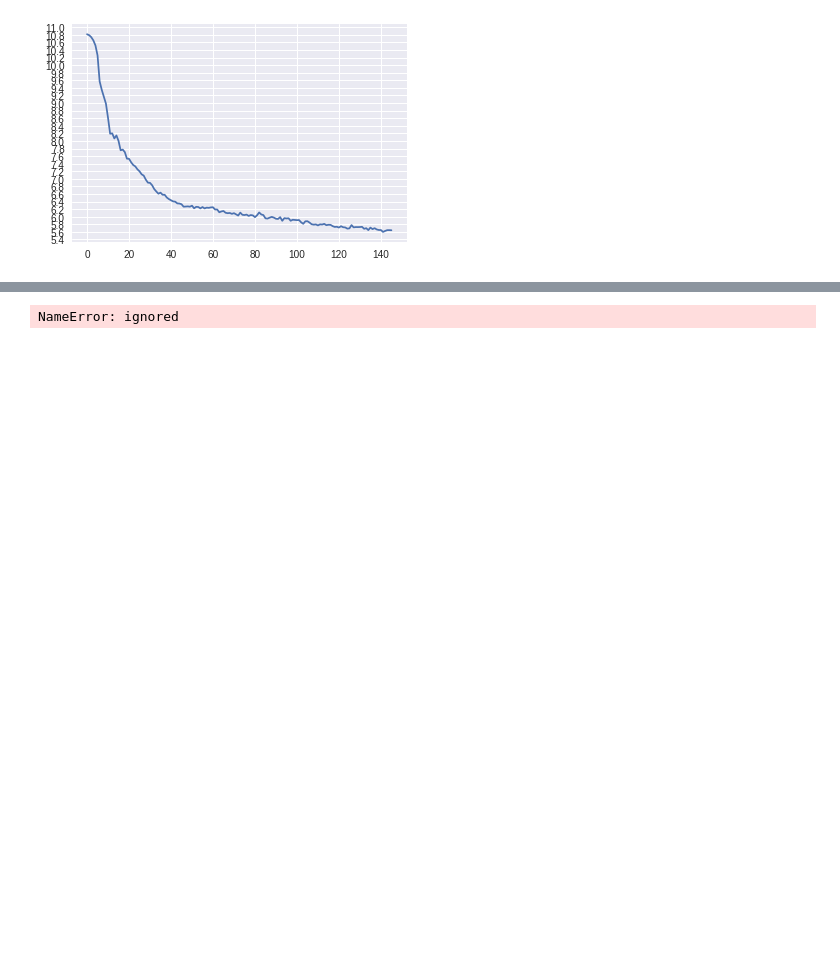
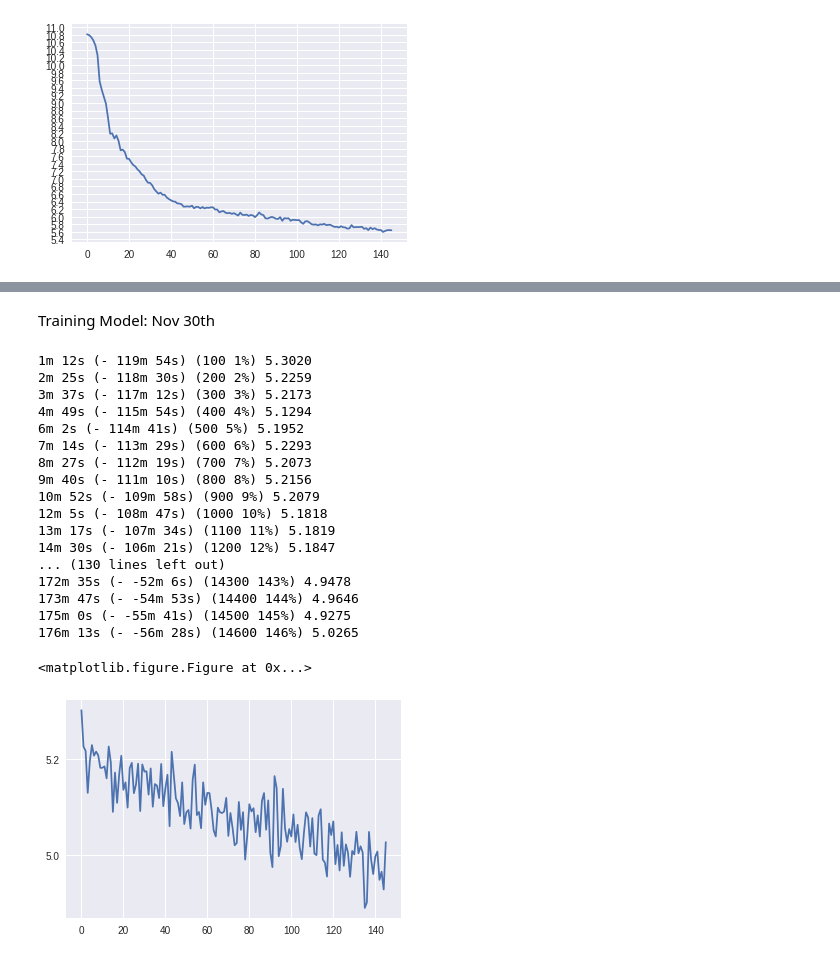
Before and after one commit to ksenialearn/machine_translation, a Jupyter notebook: Stella/RNN w:o Attention.ipynb, the cells around one changed output, grey strips where cells are left out. Saved outputs shown, nothing was run; the diff lists cells and outputs as text; code cells hidden in the pictures; blank space fills up the shorter version.

```diff
--- a/Stella/RNN w:o Attention.ipynb
+++ b/Stella/RNN w:o Attention.ipynb
@@ -64,5 +49,5 @@ Mounted at /content/gdrive
 # %%
-folder_path = os.getcwd() + '/gdrive/My Drive/NLP/Project/'
+folder_path = os.getcwd()
 # %% [markdown]
 Load Pre-Trained Embedding Matrix
 # %%
@@ -146,3 +121,15 @@ weights_matrix_zh = torch.from_numpy(weights_matrix_zh).to(device)
+# %%
+words2id_eng = pkl.load(open(folder_path + "/data/words2id_eng.pkl", "rb"))
+idx2words_eng = pkl.load(open(folder_path +"/data/idx2words_eng.pkl", "rb"))
+loaded_embeddings_eng = pkl.load(open(folder_path +"/data/embedding_matrix_eng.pkl", "rb"))
+words2id_zh = pkl.load(open(folder_path + "/data/words2id_zh.pkl", "rb"))
+idx2words_zh = pkl.load(open(folder_path +"/data/idx2words_zh.pkl", "rb"))
+loaded_embeddings_zh = pkl.load(open(folder_path +"/data/embedding_matrix_zh.pkl", "rb"))
+
+weights_matrix_eng = pkl.load(open(folder_path +"/data/weights_matrix_eng.pkl", "rb"))
+weights_matrix_eng = torch.from_numpy(weights_matrix_eng).to(device)
+weights_matrix_zh = pkl.load(open(folder_path +"/data/weights_matrix_zh.pkl", "rb"))
+weights_matrix_zh = torch.from_numpy(weights_matrix_zh).to(device)
 # %% [markdown]
 Read Languages
 # %%
@@ -484,7 +410,7 @@ class DecoderRNN(nn.Module):
         self.hidden_size = hidden_size
         self.output_size = output_size
         self.n_layers = n_layers
-        self.batch_size = BATCH_SIZE
+        #self.batch_size = BATCH_SIZE
         self.num_embeddings, self.embedding_dim = weights_matrix.size()
 
         #self.embedding = nn.Embedding(output_size, hidden_size)
@@ -501,7 +427,7 @@ class DecoderRNN(nn.Module):
     def forward(self, input_seq, hidden):
 
         embedded = self.embedding(input_seq) # dim = Batch_Size x embedding_dim
-        embedded = embedded.view(1, self.batch_size, self.embedding_dim) # S=1 x Batch_Size x embedding_dim
+        embedded = embedded.view(1, embedded.size(0), self.embedding_dim) # S=1 x Batch_Size x embedding_dim
 
         rnn_output, hidden = self.gru1(embedded, hidden)
         output = F.relu(rnn_output)
@@ -1180,4 +1093,40 @@ trainIters(encoder2, decoder2, n_iters, print_every=100, plot_every=100, learnin
 # %%
 torch.save(encoder2.state_dict(), folder_path + 'encoder3.pt')
+torch.save(decoder2.state_dict(), folder_path + 'decoder3.pt')
-# %% [output]
-NameError: ignored
+# %% [markdown]
+Training Model: Nov 30th
+# %%
+# Configure models
+hidden_size = 500
+layers = 2
+teacher_forcing_ratio = 0.5
+learning_rate = 0.0001
+decoder_learning_ratio = 5.0
+n_iters = 10000
+
+encoder3 = EncoderRNN(weights_matrix_zh, train_input_lang.n_words, hidden_size, n_layers = layers).to(device)
+decoder3 = DecoderRNN(weights_matrix_eng, hidden_size, train_output_lang.n_words, n_layers = layers).to(device)
+encoder3.load_state_dict(torch.load(folder_path + "encoder3.pt"))
+decoder3.load_state_dict(torch.load(folder_path +"decoder3.pt"))
+# %%
+trainIters(encoder3, decoder3, n_iters, print_every=100, plot_every=100, learning_rate=learning_rate)
+# %% [output]
+1m 12s (- 119m 54s) (100 1%) 5.3020
+2m 25s (- 118m 30s) (200 2%) 5.2259
+3m 37s (- 117m 12s) (300 3%) 5.2173
+4m 49s (- 115m 54s) (400 4%) 5.1294
+6m 2s (- 114m 41s) (500 5%) 5.1952
+7m 14s (- 113m 29s) (600 6%) 5.2293
+8m 27s (- 112m 19s) (700 7%) 5.2073
+9m 40s (- 111m 10s) (800 8%) 5.2156
+10m 52s (- 109m 58s) (900 9%) 5.2079
+12m 5s (- 108m 47s) (1000 10%) 5.1818
+13m 17s (- 107m 34s) (1100 11%) 5.1819
+14m 30s (- 106m 21s) (1200 12%) 5.1847
+... (130 lines left out)
+172m 35s (- -52m 6s) (14300 143%) 4.9478
+173m 47s (- -54m 53s) (14400 144%) 4.9646
+175m 0s (- -55m 41s) (14500 145%) 4.9275
+176m 13s (- -56m 28s) (14600 146%) 5.0265
+<matplotlib.figure.Figure at 0x...>
+[figure, added]
```
Also changed, not shown: parts of 33 cells of this notebook.
